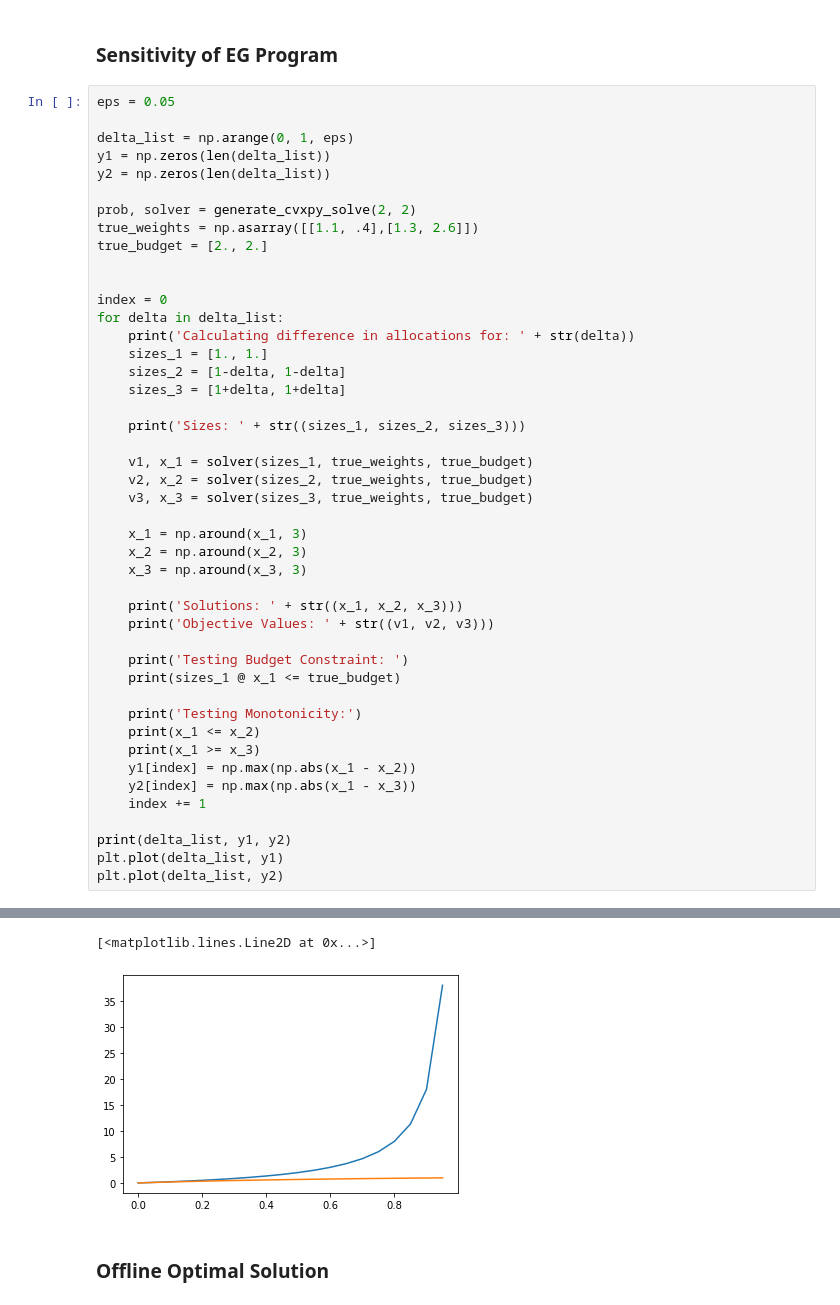
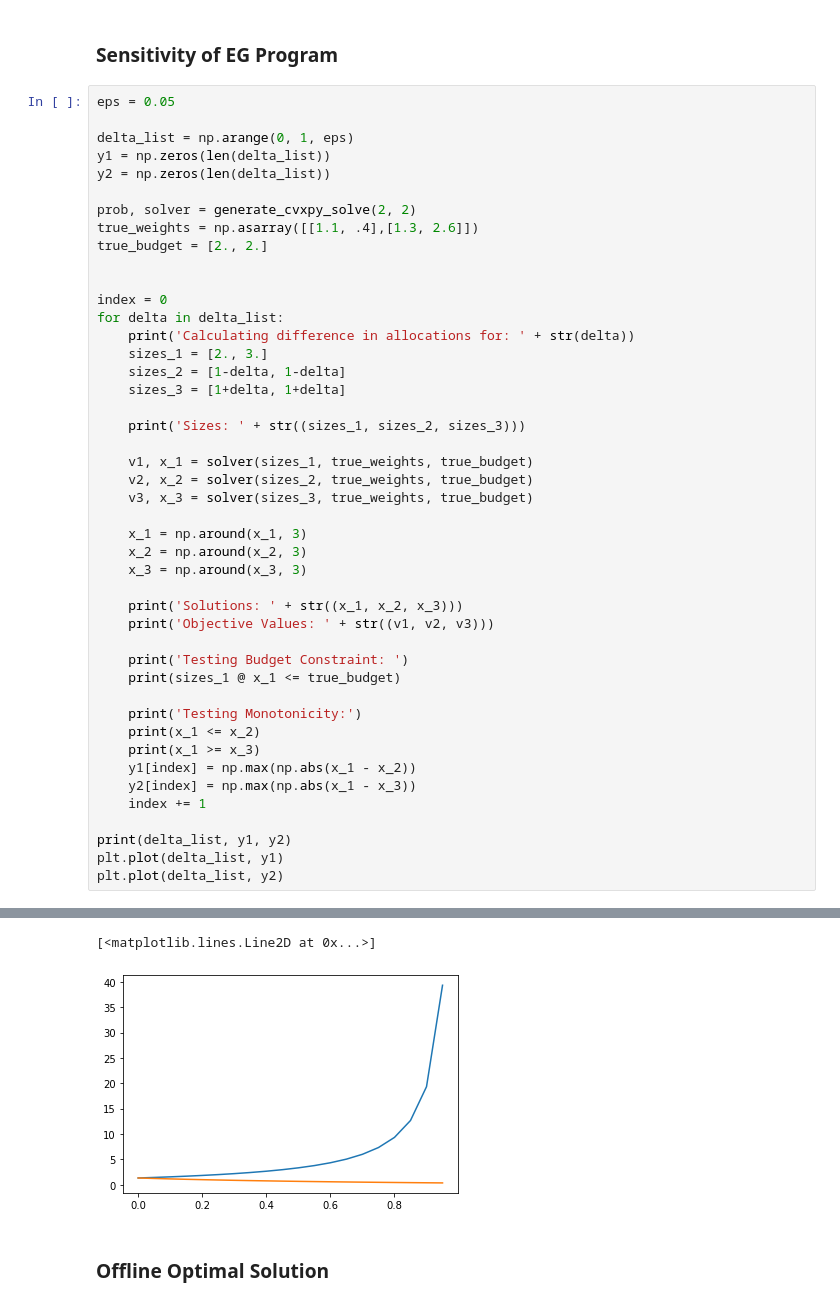
Before and after one commit to seanrsinclair/Online-Resource-Allocation, a Jupyter notebook: single type/adaptive_threshold_multiple_types.ipynb, the cells around one changed output, grey strips where cells are left out. Saved outputs shown, nothing was run; the diff lists cells and outputs as text.

```diff
--- a/single type/adaptive_threshold_multiple_types.ipynb
+++ b/single type/adaptive_threshold_multiple_types.ipynb
@@ -75,7 +84,7 @@ true_budget = [2., 2.]
 index = 0
 for delta in delta_list:
     print('Calculating difference in allocations for: ' + str(delta))
-    sizes_1 = [1., 1.]
+    sizes_1 = [2., 3.]
     sizes_2 = [1-delta, 1-delta]
     sizes_3 = [1+delta, 1+delta]
 
@@ -126,5 +135,5 @@ Testing Monotonicity:
 [<matplotlib.lines.Line2D at 0x...>]
-[figure, old version]
+[figure, new version]
 # %% [markdown]
 ### Offline Optimal Solution
 # %%
```
Also changed, not shown: parts of 20 cells of this notebook, 4 other files.
